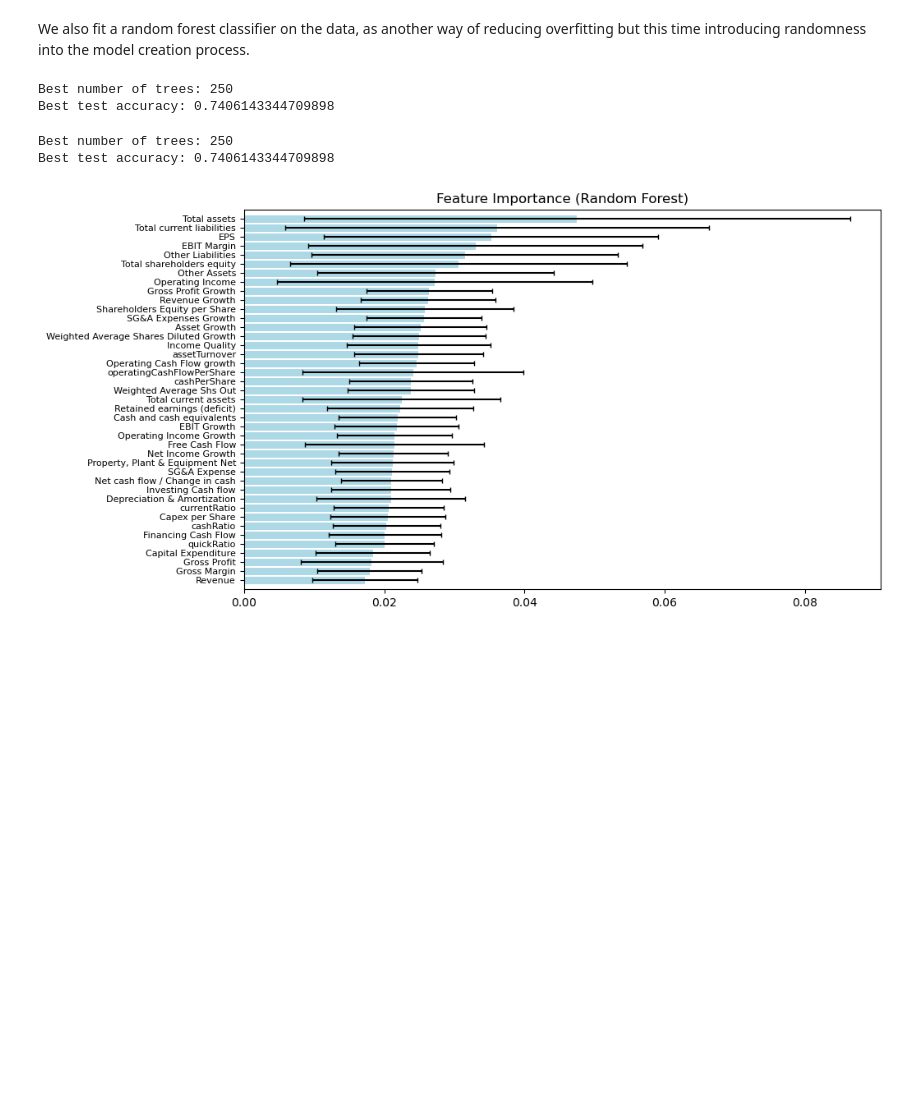
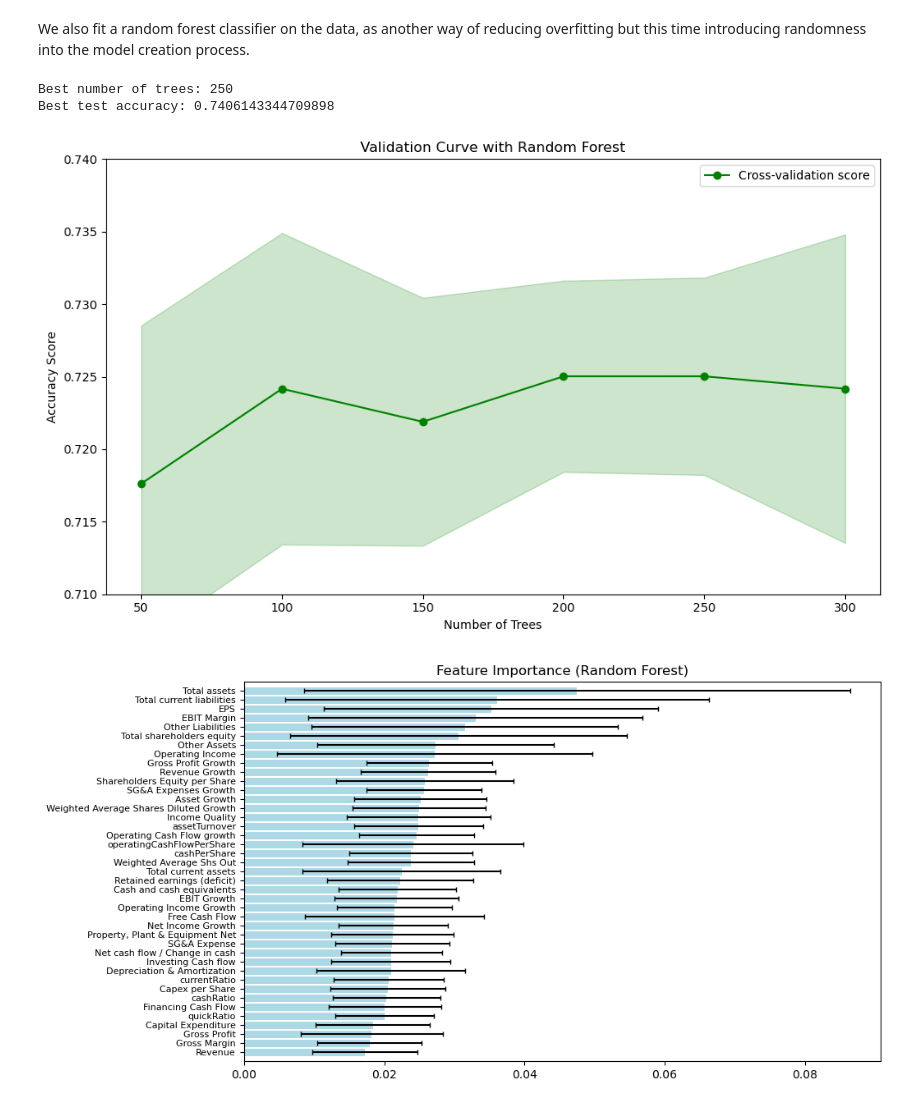
Before and after one commit to hamzehbhamdan/AC209a-Project, a Jupyter notebook: financial_indicators_project.ipynb, the cells around one changed output. Drawn from its saved outputs; the diff is of its cells as text; code cells hidden in the pictures; blank space fills up the shorter version.

```diff
--- a/financial_indicators_project.ipynb
+++ b/financial_indicators_project.ipynb
@@ -1240,20 +1243,27 @@ We also fit a random forest classifier on the data, as another way of reducing o
 # Create a RandomForestClassifier with different number of trees
 best_train_score, best_test_score = 0, 0
 best_n_trees = 0
+train_scores = []
+cv_scores_list = []
+cv_std_list = []
 for n_trees in [50, 100, 150, 200, 250, 300]:
     random_forest_clf = RandomForestClassifier(n_estimators=n_trees, random_state=0)
+    random_forest_clf.fit(X_train, y_train)
 
     # Perform cross-validation
     cv_scores = cross_val_score(random_forest_clf, X_train, y_train, cv=5)
     cv_mean = cv_scores.mean()
+    cv_std = cv_scores.std()
+
+    # Store the train score, cv score and cv std
+    train_scores.append(random_forest_clf.score(X_train, y_train))
+    cv_scores_list.append(cv_mean)
+    cv_std_list.append(cv_std)
 
     # Check if the current cross-validation score is the best
     if cv_mean > best_test_score:
         best_test_score = cv_mean
         best_n_trees = n_trees
-# %% [output]
-Best number of trees: 250
-Best test accuracy: 0.7406143344709898
 # %%
 # Fit the model with the best number of trees
 random_forest_clf = RandomForestClassifier(n_estimators=best_n_trees, random_state=0)
@@ -1269,6 +1279,23 @@ print(f"Best test accuracy: {random_forest_test_score}")
 # %% [output]
 Best number of trees: 250
 Best test accuracy: 0.7406143344709898
+# %%
+# Plot the train and cross-validation scores
+plt.figure(figsize=(10, 6))
+plt.plot([50, 100, 150, 200, 250, 300], cv_scores_list, 'o-', color="g", label="Cross-validation score")
+plt.fill_between([50, 100, 150, 200, 250, 300], np.array(cv_scores_list) - np.array(cv_std_list),
+                 np.array(cv_scores_list) + np.array(cv_std_list), alpha=0.2, color="g")
+
+# Create plot
+plt.title("Validation Curve with Random Forest")
+plt.xlabel("Number of Trees")
+plt.ylim(0.71, 0.74)
+plt.ylabel("Accuracy Score")
+plt.tight_layout()
+plt.legend(loc="best")
+plt.show()
+# %% [output]
+[figure, added]
 # %%
 importances = random_forest_clf.feature_importances_
 std = np.std([tree.feature_importances_ for tree in random_forest_clf.estimators_], axis=0)
```
Also changed, not shown: parts of 6 cells of this notebook, 1 other file.
